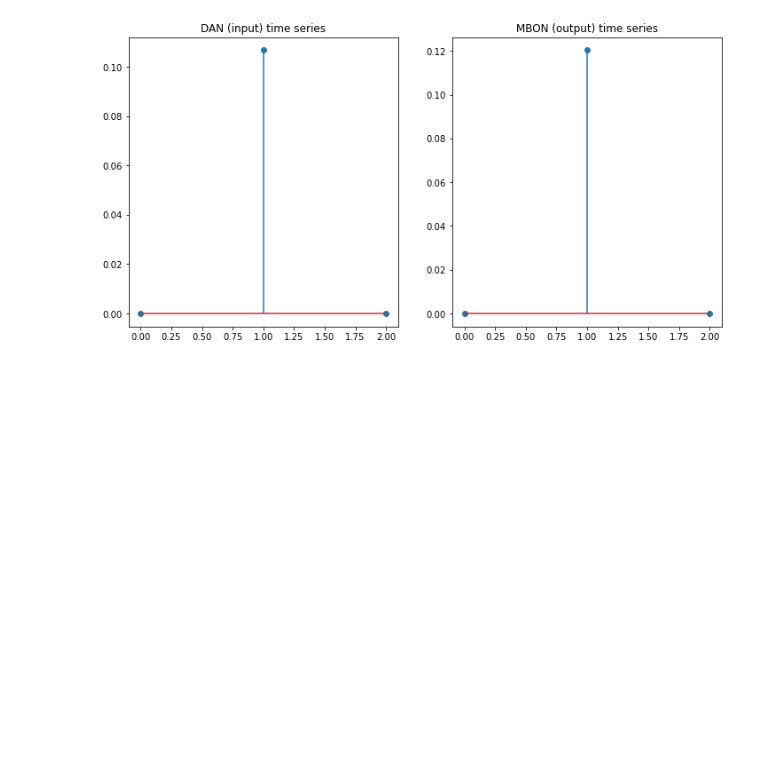
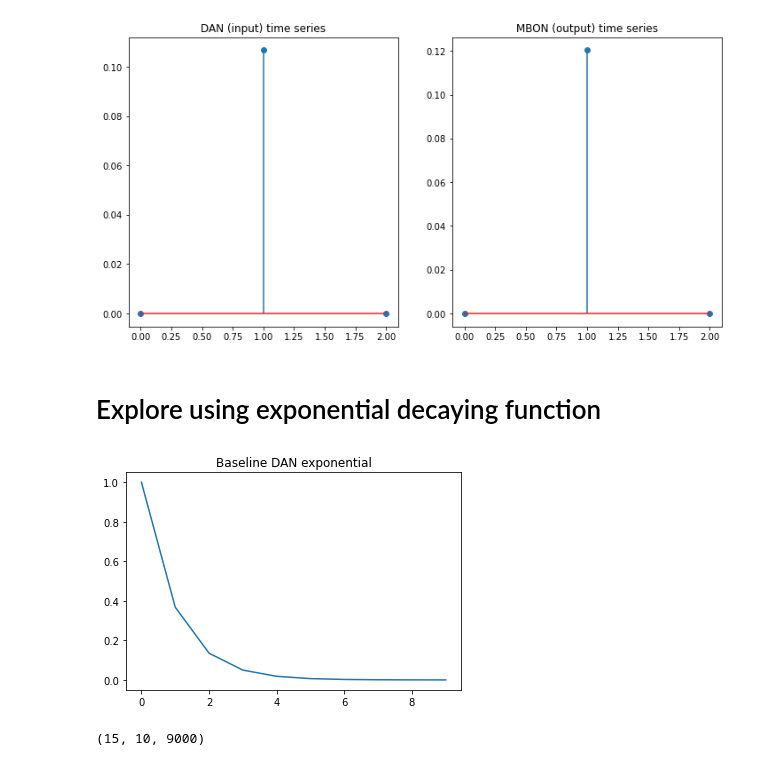
Before and after one commit to Jake-Jay/mushroom-body-models, a Jupyter notebook: notebooks/build-timeseriesdata.ipynb, the cells around one changed output. Drawn from its saved outputs; the diff is of its cells as text; code cells hidden in the pictures; blank space fills up the shorter version.

Commit message:
Create exponential basis function for time series data

```diff
--- a/notebooks/build-timeseriesdata.ipynb
+++ b/notebooks/build-timeseriesdata.ipynb
@@ -124,0 +121,26 @@ np.save(DATA_DIR / 'Y-time-series-from-distribution.npy', Y_ts, allow_pickle=Tru
+# %% [markdown]
+# Explore using exponential decaying function
+# %%
+nsamples = X.shape[0]
+nfeatures = X.shape[1]
+
+baseline_curve = np.exp(-np.arange(0,10))
+plt.plot(baseline_curve)
+plt.title('Baseline DAN exponential')
+plt.show()
+# %% [output]
+[figure, added]
+# %%
+single_baseline_input = np.repeat(
+    np.expand_dims(baseline_curve, axis=0),
+    15,
+    axis=0
+)
+baseline_input = np.repeat(
+    np.expand_dims(single_baseline_input, axis=-1),
+    nsamples,
+    axis=2
+)
+baseline_input.shape
+# %% [output]
+(15, 10, 9000)
```
Also changed, not shown: parts of 10 cells of this notebook.
